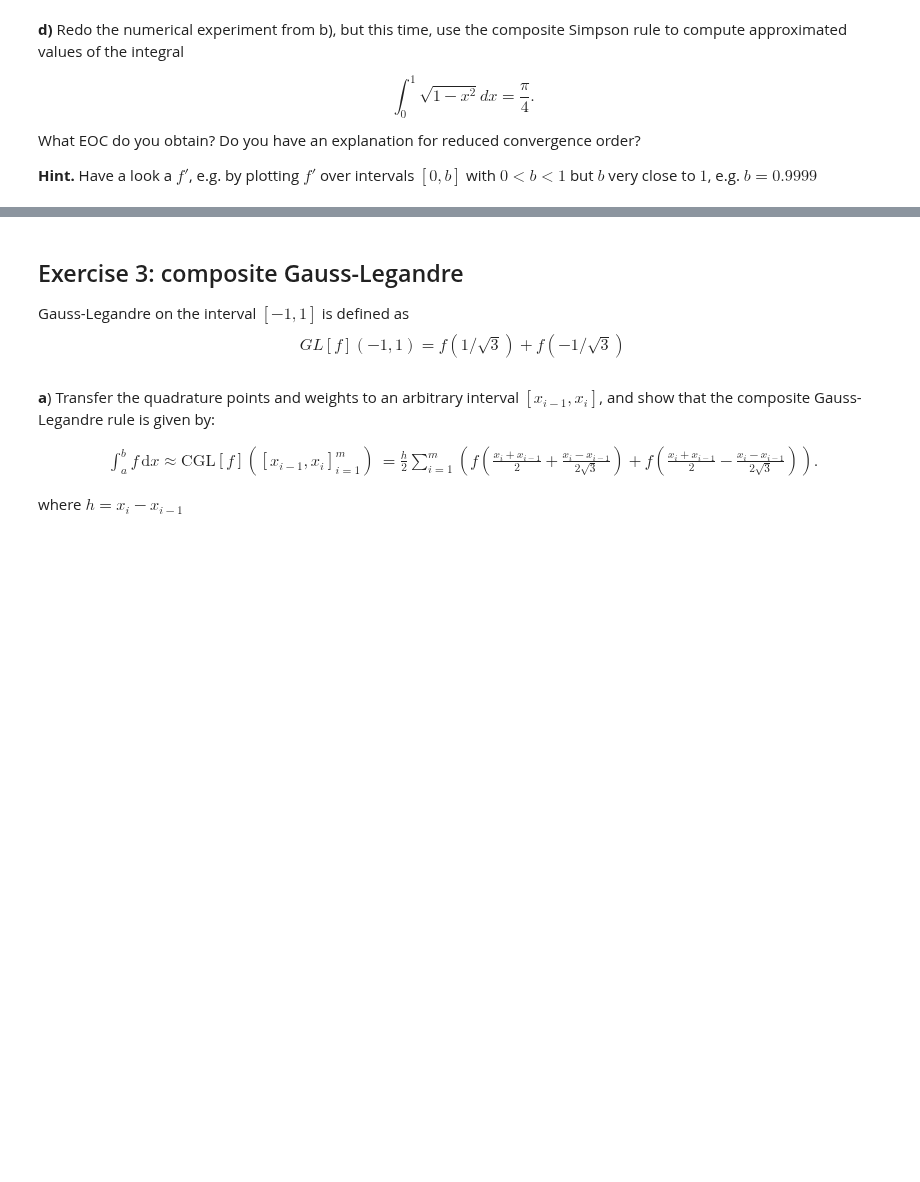
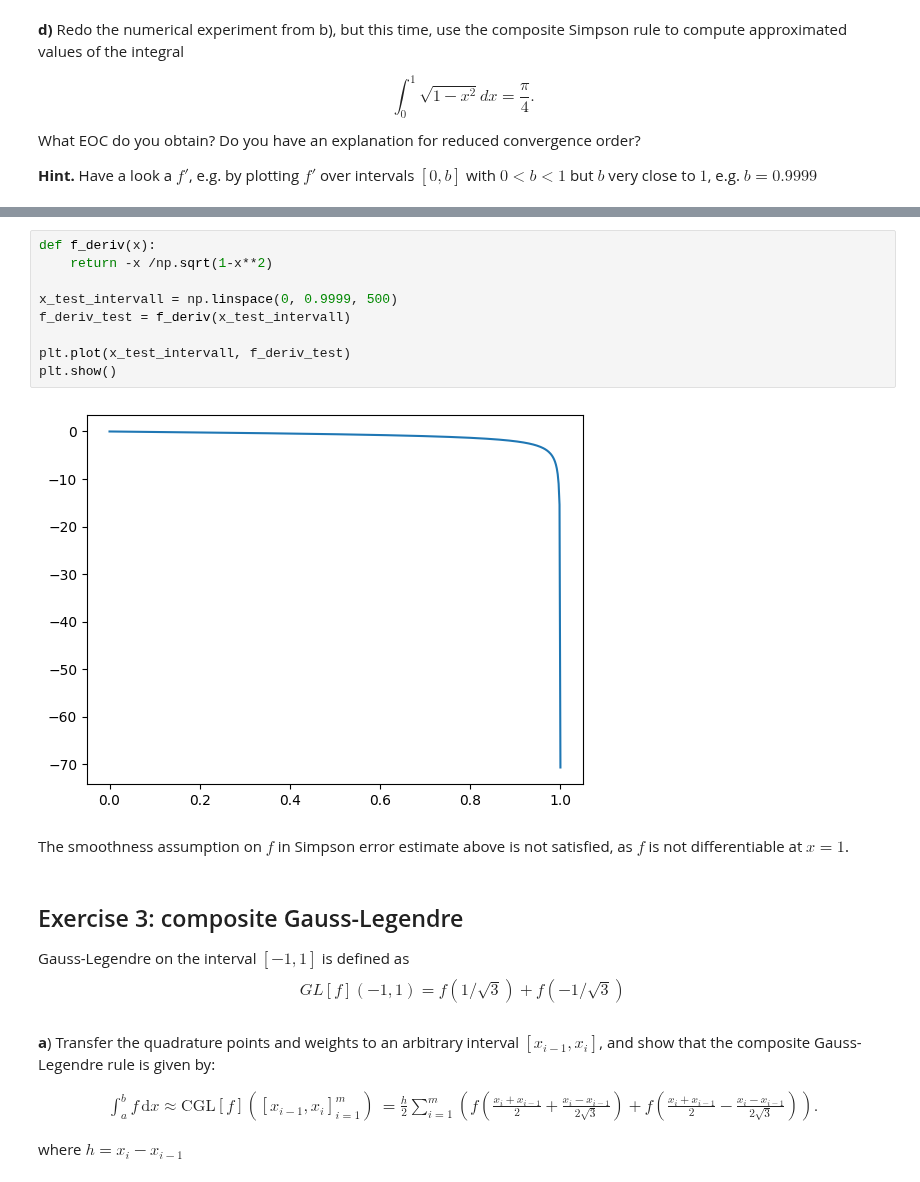
Before and after one commit to solniva/TMA4320_ScientificComputationNotes, a Jupyter notebook: homework/oving2.ipynb, the cells around one changed output, grey strips where cells are left out. Cells and saved outputs as stored; diff of their text form; blank space fills up the shorter version.

```diff
--- a/homework/oving2.ipynb
+++ b/homework/oving2.ipynb
@@ -354,12 +421,25 @@ What EOC do you obtain? Do you have an explanation for reduced convergence order
+# %%
+def f_deriv(x):
+    return -x /np.sqrt(1-x**2)
+
+x_test_intervall = np.linspace(0, 0.9999, 500)
+f_deriv_test = f_deriv(x_test_intervall)
+
+plt.plot(x_test_intervall, f_deriv_test)
+plt.show()
+# %% [output]
+[figure, added]
+# %% [markdown]
+The smoothness assumption on $f$ in Simpson error estimate above is not satisfied, as $f$ is not differentiable at $x=1$.
 # %% [markdown]
-## Exercise 3: composite Gauss-Legandre
+## Exercise 3: composite Gauss-Legendre
 
-Gauss-Legandre on the interval $[-1,1]$ is defined as
+Gauss-Legendre on the interval $[-1,1]$ is defined as
 $$
 GL[f](-1, 1) =f(1/\sqrt{3}) + f(-1/\sqrt{3})
 $$
 # %% [markdown]
-__a__) Transfer the quadrature points and weights to an arbitrary interval $[x_{i-1},x_{i}]$, and show that the composite Gauss-Legandre rule is given by:
+__a__) Transfer the quadrature points and weights to an arbitrary interval $[x_{i-1},x_{i}]$, and show that the composite Gauss-Legendre rule is given by:
 
 
 \begin{align*}
```
Also changed, not shown: parts of 6 cells of this notebook.
